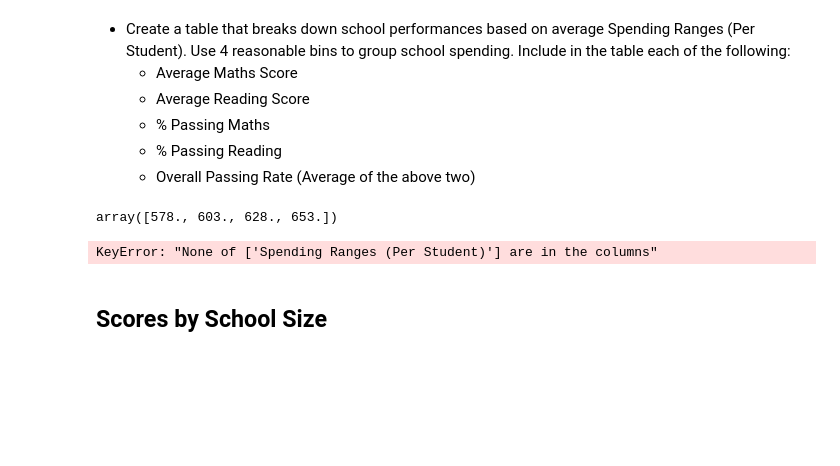
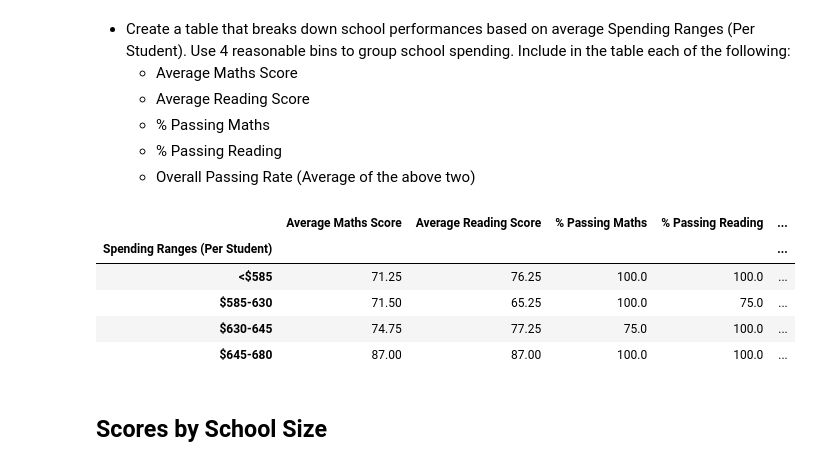
Before and after one commit to ljulbrich/pandas-challenge, a Jupyter notebook: PyCitySchools/PyCitySchools_starter.ipynb, the cells around one changed output. Drawn from its saved outputs; the diff is of its cells as text; code cells hidden in the pictures; blank space fills up the shorter version.

```diff
--- a/PyCitySchools/PyCitySchools_starter.ipynb
+++ b/PyCitySchools/PyCitySchools_starter.ipynb
@@ -295,34 +295,37 @@ reading_scores_df
   * % Passing Maths
   * % Passing Reading
   * Overall Passing Rate (Average of the above two)
-# %%
-pool = school_data["budget"]/school_data["size"]
-spending_bins = np.arange(pool.min(), pool.max(), 25)
-spending_bins
-# %% [output]
-array([578., 603., 628., 653.])
-# %%
-scores_by_spending = pd.DataFrame({"Spending Ranges (Per Student)" : [],
-                                   "Average Maths Score" : [], "Average Reading Score" : [], "% Passing Maths" : [], "% Passing Reading" : [], "% Overall Passing" : []})
-
-
-
-spending_ranges = [">$578", "$578-603", "$603-628", "$628-653"]
-pool = school_data["budget"]/school_data["size"]
-spending_bins = [550, 600, 650, 700, 750]  # Use np.arange to find the range of bins for per student budget
-scores_by_spending["Spending Ranges (Per Student)"] = pd.cut(pool, spending_bins, labels = spending_ranges, include_lowest = True)
-
-average_math_spending = school_summary_df.groupby("Per Student Budget")['Average Maths Score'].mean()
-average_reading_spending = school_summary_df.groupby("Per Student Budget")['Average Reading Score'].mean()
-# percent_maths_spending =
-# percent_reading_spending =
-# percent_overall_spending =
-
-#scores_by_spending = scores_by_spending.set_index("Spending Ranges (Per Student)")
-scores_by_spending.set_index("Spending Ranges (Per Student)")
-scores_by_spending
-# %% [output]
-KeyError: "None of ['Spending Ranges (Per Student)'] are in the columns"
+# %%
+scores_by_spending = pd.DataFrame({"Average Maths Score" : [], "Average Reading Score" : [], "% Passing Maths" : [], "% Passing Reading" : [], "% Overall Passing" : []})
+
+spending_ranges = ["<$585", "$585-630", "$630-645", "$645-680"]
+
+spending_bins = [0, 585, 630, 645, 680]
+school_data_complete["Spending Ranges (Per Student)"] = pd.cut(school_data["budget"] / school_data["size"], spending_bins, labels=spending_ranges, include_lowest=True)
+grouped_spending = school_data_complete.groupby("Spending Ranges (Per Student)")
+grouped_spending.head()
+average_math_spending = grouped_spending['maths_score'].mean()
+average_reading_spending = grouped_spending['reading_score'].mean()
+
+percent_passing_math_spending = grouped_spending['maths_score'].apply(lambda x: (x >= 50).mean()) * 100
+percent_passing_reading_spending = grouped_spending['reading_score'].apply(lambda x: (x >= 50).mean()) * 100
+percent_overall_passing_spending = grouped_spending.apply(lambda x: ((x['maths_score'] >= 50) & (x['reading_score'] >= 50)).mean() * 100)
+
+
+scores_by_spending["Average Maths Score"] = average_math_spending
+scores_by_spending["Average Reading Score"] = average_reading_spending
+scores_by_spending["% Passing Maths"] = percent_passing_math_spending
+scores_by_spending["% Passing Reading"] = percent_passing_reading_spending
+scores_by_spending["% Overall Passing"] = percent_overall_passing_spending
+
+scores_by_spending
+# %% [output]
+|  | Average Maths Score | Average Reading Score | % Passing Maths | % Passing Reading | ... |
+| Spending Ranges (Per Student) |  |  |  |  | ... |
+| <$585 | 71.25 | 76.25 | 100.0 | 100.0 | ... |
+| $585-630 | 71.50 | 65.25 | 100.0 | 75.0 | ... |
+| $630-645 | 74.75 | 77.25 | 75.0 | 100.0 | ... |
+| $645-680 | 87.00 | 87.00 | 100.0 | 100.0 | ... |
 # %% [markdown]
 ## Scores by School Size
 # %% [markdown]
```
Also changed, not shown: parts of 4 cells of this notebook, 2 other files.
